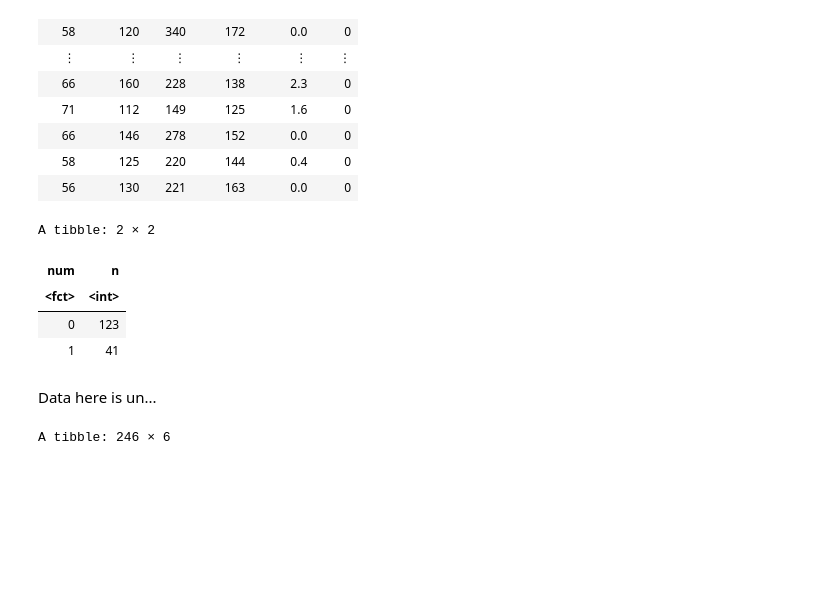
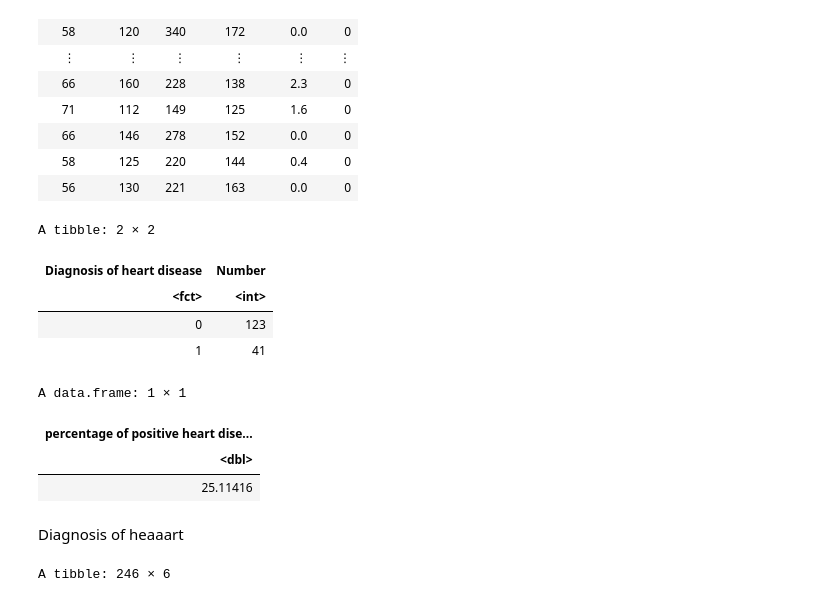
Before and after one commit to justinlook/dsci-100-2022w1-group-10, a Jupyter notebook: Final-project-group10.ipynb, the cells around one changed output. Cells and saved outputs as stored; diff of their text form; code cells hidden in the pictures; blank space fills up the shorter version.

```diff
--- a/Final-project-group10.ipynb
+++ b/Final-project-group10.ipynb
@@ -411,19 +298,31 @@ A tibble: 55 × 6
 | 58 | 125 | 220 | 144 | 0.4 | 0 |
 | 56 | 130 | 221 | 163 | 0.0 | 0 |
 # %%
-heaartdisease<-cleveland_training_subset|>
+number_of_heartdisease_vs_no_heart_disease<-cleveland_training_subset|>
 group_by(num)|>
-summarize(n=n())
+summarize(n=n())|>
+mutate("Diagnosis of heart disease"=num)|>
+mutate("Number"=n)|>
+select(-num,-n)
 
-heaartdisease
+number_of_heartdisease_vs_no_heart_disease
+
+percentage_of_heartdisease <- cleveland_mutate|>
+summarize("percentage of positive heart disease (%)"= sum(num==1))*100/nrow(cleveland_mutate)
+
+percentage_of_heartdisease
 # %% [output]
 A tibble: 2 × 2
-| num | n |
+| Diagnosis of heart disease | Number |
 | <fct> | <int> |
 | 0 | 123 |
 | 1 | 41 |
+A data.frame: 1 × 1
+| percentage of positive heart dise... |
+| <dbl> |
+| 25.11416 |
 # %% [markdown]
-Data here is un...
+Diagnosis of heaaart
 # %%
 ups_recipe <- recipe(num~., data = cleveland_training_subset)|>
 step_upsample(num, over_ratio = 1, skip = FALSE)|>
```
Also changed, not shown: parts of 20 cells of this notebook.
